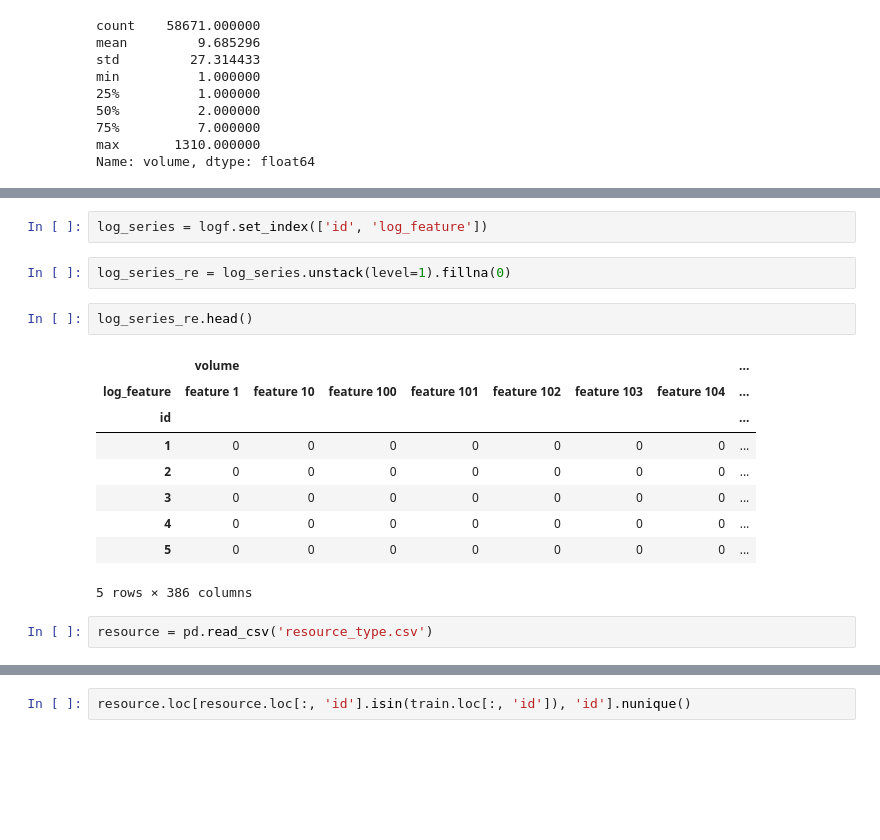
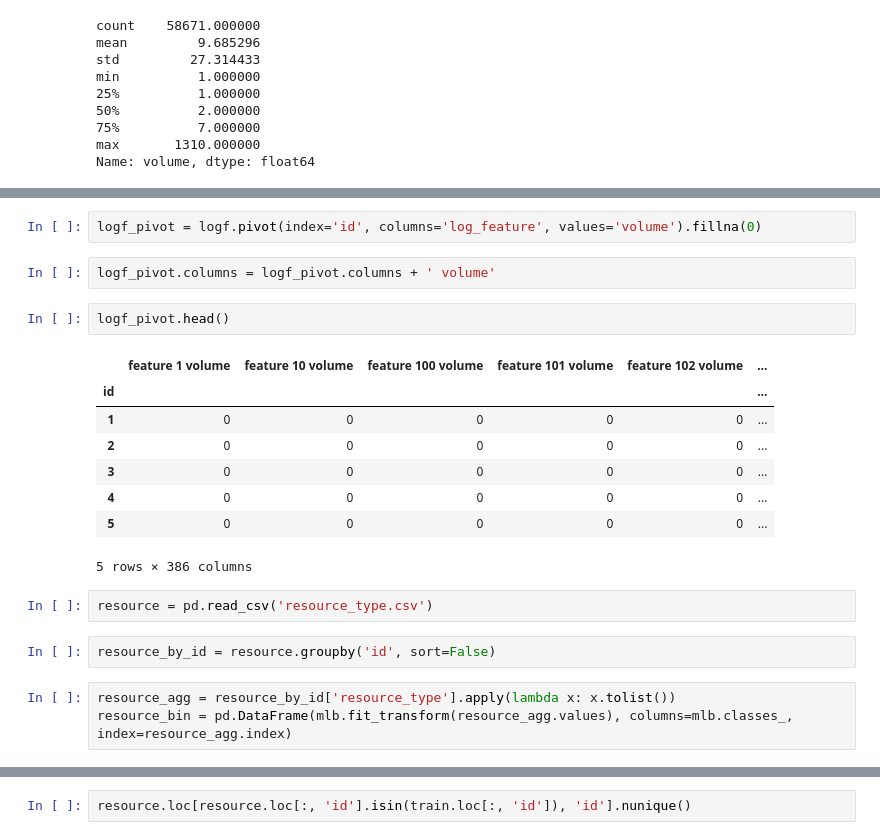
Before and after one commit to emmygold1/kaggle_proj, a Jupyter notebook: telstra/dataset_discovery.ipynb, the cells around one changed output, grey strips where cells are left out. Saved outputs shown, nothing was run; the diff lists cells and outputs as text; blank space fills up the shorter version.

Commit message:
kaggle telstra: datadiscovery binarise all features and create pivot table for log_feature

```diff
--- a/telstra/dataset_discovery.ipynb
+++ b/telstra/dataset_discovery.ipynb
@@ -283,18 +169,22 @@ logf.loc[(logf.loc[:, 'id'] == 1).values]
-# %%
-log_series = logf.set_index(['id', 'log_feature'])
-# %%
-log_series_re = log_series.unstack(level=1).fillna(0)
+# %%
+logf_pivot = logf.pivot(index='id', columns='log_feature', values='volume').fillna(0)
+# %%
+logf_pivot.columns = logf_pivot.columns + ' volume'
 # %%
-log_series_re.head()
+logf_pivot.head()
 # %% [output]
-|  | volume |  |  |  |  |  |  | ... |
-| log_feature | feature 1 | feature 10 | feature 100 | feature 101 | feature 102 | feature 103 | feature 104 | ... |
-| id |  |  |  |  |  |  |  | ... |
-| 1 | 0 | 0 | 0 | 0 | 0 | 0 | 0 | ... |
-| 2 | 0 | 0 | 0 | 0 | 0 | 0 | 0 | ... |
-| 3 | 0 | 0 | 0 | 0 | 0 | 0 | 0 | ... |
-| 4 | 0 | 0 | 0 | 0 | 0 | 0 | 0 | ... |
-| 5 | 0 | 0 | 0 | 0 | 0 | 0 | 0 | ... |
+|  | feature 1 volume | feature 10 volume | feature 100 volume | feature 101 volume | feature 102 volume | ... |
+| id |  |  |  |  |  | ... |
+| 1 | 0 | 0 | 0 | 0 | 0 | ... |
+| 2 | 0 | 0 | 0 | 0 | 0 | ... |
+| 3 | 0 | 0 | 0 | 0 | 0 | ... |
+| 4 | 0 | 0 | 0 | 0 | 0 | ... |
+| 5 | 0 | 0 | 0 | 0 | 0 | ... |
 5 rows × 386 columns
 # %%
 resource = pd.read_csv('resource_type.csv')
+# %%
+resource_by_id = resource.groupby('id', sort=False)
+# %%
+resource_agg = resource_by_id['resource_type'].apply(lambda x: x.tolist())
+resource_bin = pd.DataFrame(mlb.fit_transform(resource_agg.values), columns=mlb.classes_, index=resource_agg.index)
```
Also changed, not shown: parts of 63 cells of this notebook.
